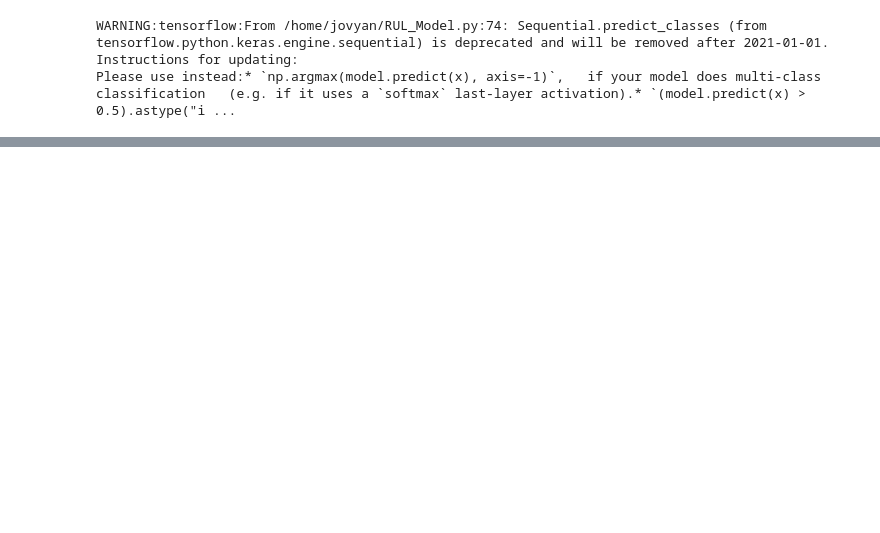
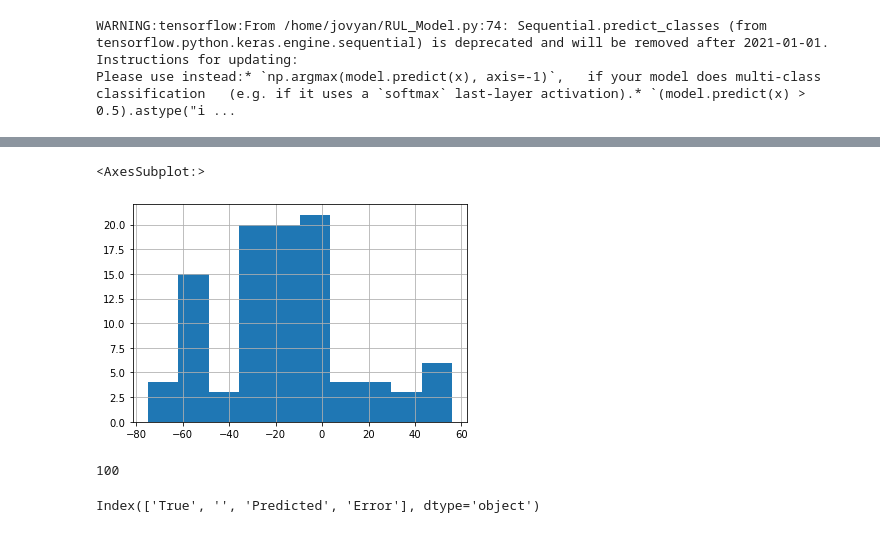
Before and after one commit to sdhar2020/Data-Challenge-3, a Jupyter notebook: Phase1.5/RUL_Model_Deployment.ipynb, the cells around one changed output, grey strips where cells are left out. Saved outputs shown, nothing was run; the diff lists cells and outputs as text; code cells hidden in the pictures; blank space fills up the shorter version.

```diff
--- a/Phase1.5/RUL_Model_Deployment.ipynb
+++ b/Phase1.5/RUL_Model_Deployment.ipynb
@@ -36,0 +299,14 @@ Counter({6: 6397,
+# %%
+rul_true['Error'] =  rul_true['Predicted'] - rul_true['True']
+rul_true['Error'].hist()
+# %% [output]
+<AxesSubplot:>
+[figure, added]
+# %%
+len(rul_true)
+# %% [output]
+100
+# %%
+rul_true.columns
+# %% [output]
+Index(['True', '', 'Predicted', 'Error'], dtype='object')
```
Also changed, not shown: parts of 54 cells of this notebook.
